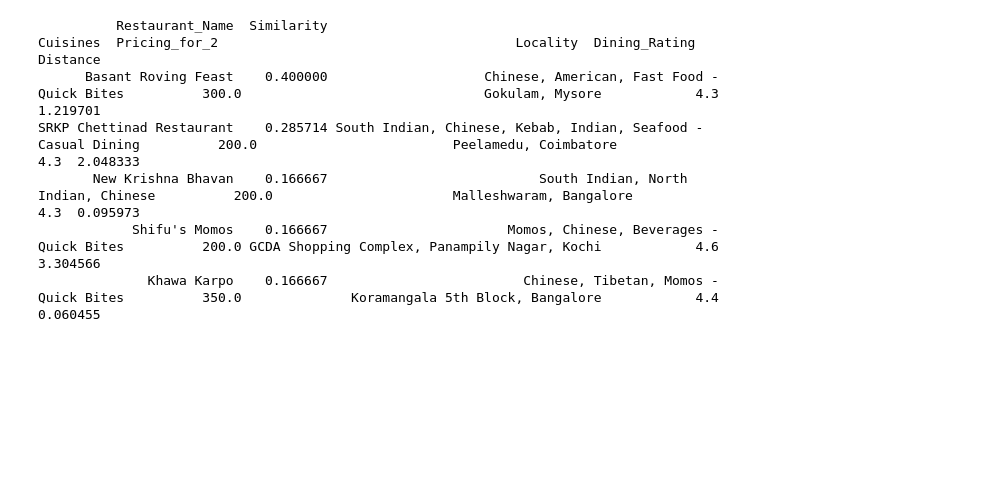
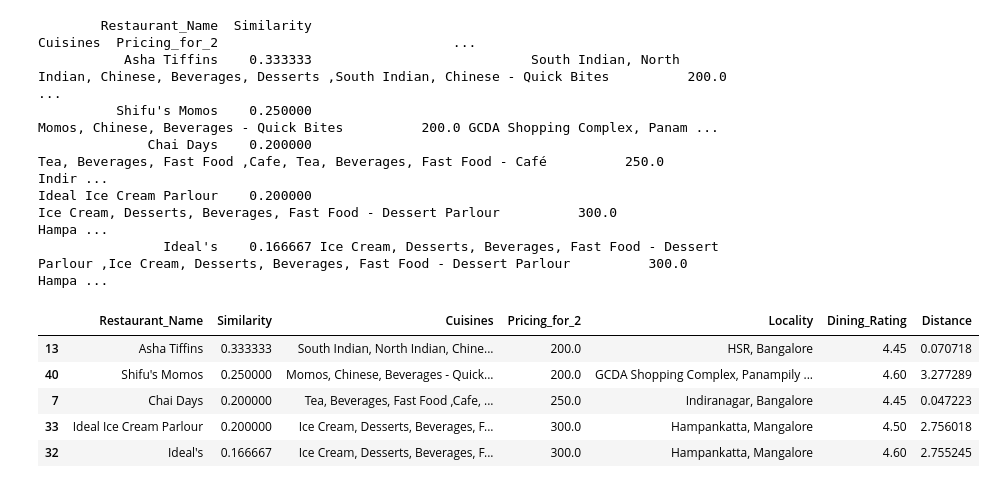
Before and after one commit to ushifali/final-23, a Jupyter notebook: Collaborative_Filtering_Restaurants.ipynb, the cells around one changed output. Cells and saved outputs as stored; diff of their text form; code cells hidden in the pictures; blank space fills up the shorter version.

```diff
--- a/Collaborative_Filtering_Restaurants.ipynb
+++ b/Collaborative_Filtering_Restaurants.ipynb
@@ -74,15 +88,22 @@ SRKP Chettinad Restaurant    0.142857            South Indian, Chinese, Kebab, I
 # %%
 # Example usage: Recommend top 5 restaurants for user 20
-user_id = 20
+user_id = 37
 similarities = calculate_similarity(user_id)
 restaurant_data = restaurants_df[['Restaurant_Name', 'Cuisines', 'Pricing_for_2', 'Locality', 'Dining_Rating','Distance']]
 recommendations = pd.DataFrame({'Restaurant_Name': restaurant_names, 'Similarity': similarities})
 recommendations = recommendations.merge(restaurant_data, on='Restaurant_Name').sort_values(by='Similarity', ascending=False).head(5)
 print(recommendations.to_string(index=False))
+recommendations.head()
 # %% [output]
-          Restaurant_Name  Similarity                                                      Cuisines  Pricing_for_2                                      Locality  Dining_Rating  Distance
-      Basant Roving Feast    0.400000                    Chinese, American, Fast Food - Quick Bites          300.0                               Gokulam, Mysore            4.3  1.219701
-SRKP Chettinad Restaurant    0.285714 South Indian, Chinese, Kebab, Indian, Seafood - Casual Dining          200.0                         Peelamedu, Coimbatore            4.3  2.048333
-       New Krishna Bhavan    0.166667                           South Indian, North Indian, Chinese          200.0                       Malleshwaram, Bangalore            4.3  0.095973
-            Shifu's Momos    0.166667                       Momos, Chinese, Beverages - Quick Bites          200.0 GCDA Shopping Complex, Panampily Nagar, Kochi            4.6  3.304566
-              Khawa Karpo    0.166667                         Chinese, Tibetan, Momos - Quick Bites          350.0              Koramangala 5th Block, Bangalore            4.4  0.060455
+        Restaurant_Name  Similarity                                                                                                                 Cuisines  Pricing_for_2                              ...
+           Asha Tiffins    0.333333                            South Indian, North Indian, Chinese, Beverages, Desserts ,South Indian, Chinese - Quick Bites          200.0                              ...
+          Shifu's Momos    0.250000                                                                                  Momos, Chinese, Beverages - Quick Bites          200.0 GCDA Shopping Complex, Panam ...
+              Chai Days    0.200000                                                        Tea, Beverages, Fast Food ,Cafe, Tea, Beverages, Fast Food - Café          250.0                        Indir ...
+Ideal Ice Cream Parlour    0.200000                                                              Ice Cream, Desserts, Beverages, Fast Food - Dessert Parlour          300.0                        Hampa ...
+                Ideal's    0.166667 Ice Cream, Desserts, Beverages, Fast Food - Dessert Parlour ,Ice Cream, Desserts, Beverages, Fast Food - Dessert Parlour          300.0                        Hampa ...
+|  | Restaurant_Name | Similarity | Cuisines | Pricing_for_2 | Locality | Dining_Rating | Distance |
+| 13 | Asha Tiffins | 0.333333 | South Indian, North Indian, Chine... | 200.0 | HSR, Bangalore | 4.45 | 0.070718 |
+| 40 | Shifu's Momos | 0.250000 | Momos, Chinese, Beverages - Quick... | 200.0 | GCDA Shopping Complex, Panampily ... | 4.60 | 3.277289 |
+| 7 | Chai Days | 0.200000 | Tea, Beverages, Fast Food ,Cafe, ... | 250.0 | Indiranagar, Bangalore | 4.45 | 0.047223 |
+| 33 | Ideal Ice Cream Parlour | 0.200000 | Ice Cream, Desserts, Beverages, F... | 300.0 | Hampankatta, Mangalore | 4.50 | 2.756018 |
+| 32 | Ideal's | 0.166667 | Ice Cream, Desserts, Beverages, F... | 300.0 | Hampankatta, Mangalore | 4.60 | 2.755245 |
```
Also changed, not shown: parts of 4 cells of this notebook.
